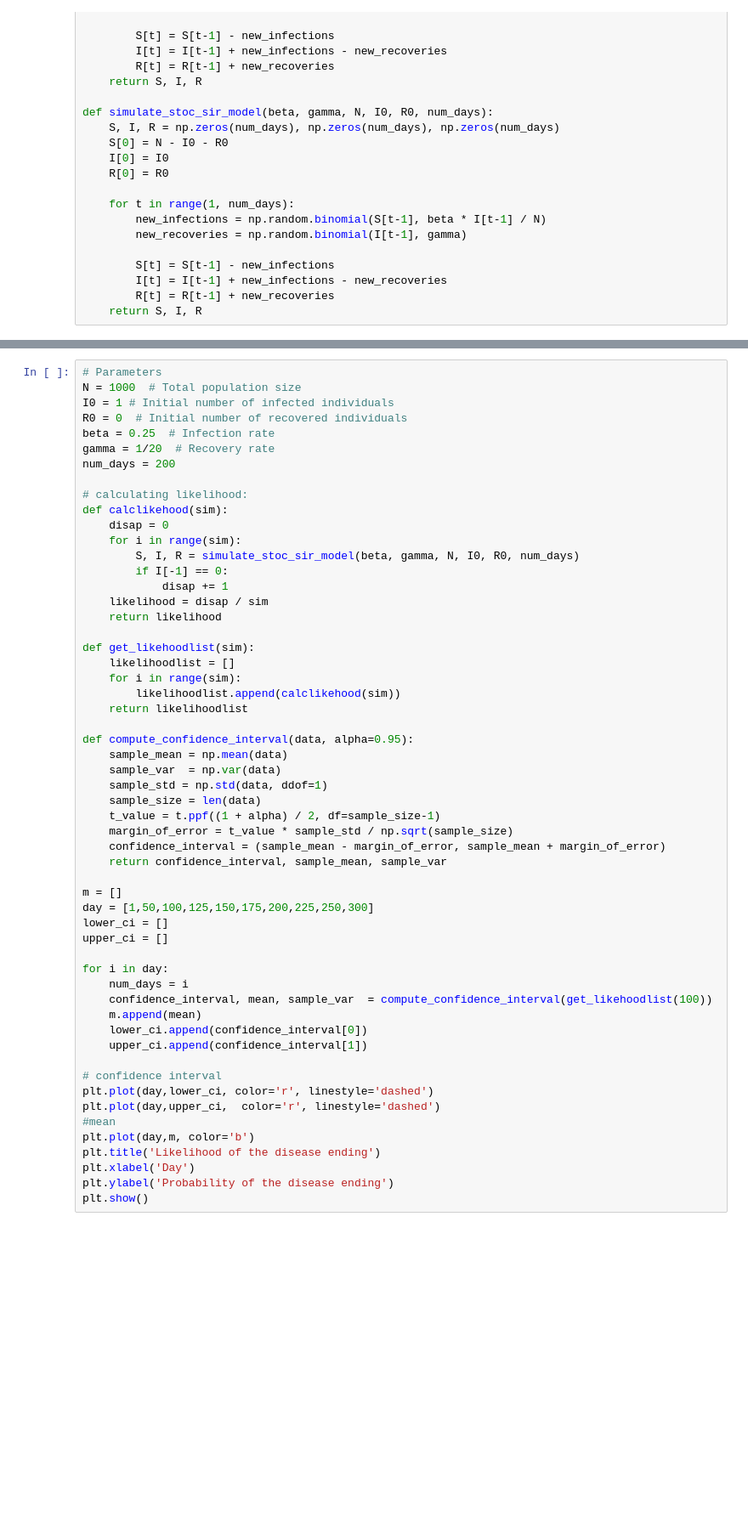
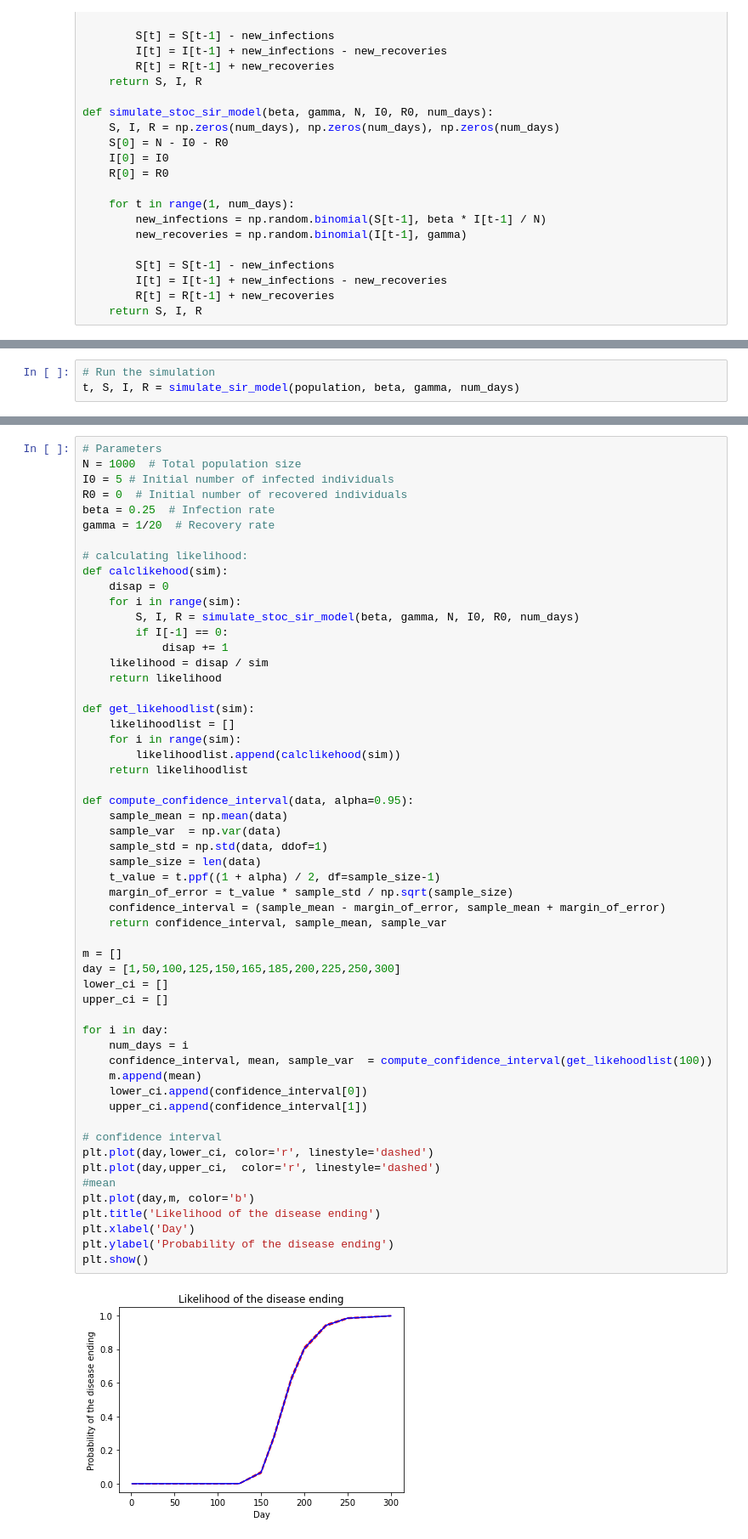
Before and after one commit to jbirkc/Stochastic-Simulation-project-2-Pandemic-, a Jupyter notebook: Part1/SIR_DiseaseEND.ipynb, the cells around one changed output, grey strips where cells are left out. Shown: that part at 85% size. Drawn from its saved outputs; the diff is of its cells as text; blank space fills up the shorter version.

```diff
--- a/Part1/SIR_DiseaseEND.ipynb
+++ b/Part1/SIR_DiseaseEND.ipynb
@@ -59,0 +61,3 @@ plt.show()
+# %%
+# Run the simulation
+t, S, I, R = simulate_sir_model(population, beta, gamma, num_days)
@@ -120,11 +149,10 @@ plt.show()
 # %%
 # Parameters
 N = 1000  # Total population size
-I0 = 1 # Initial number of infected individuals
+I0 = 5 # Initial number of infected individuals
 R0 = 0  # Initial number of recovered individuals
 beta = 0.25  # Infection rate
 gamma = 1/20  # Recovery rate
-num_days = 200
 
 # calculating likelihood:
 def calclikehood(sim):
@@ -145,31 +173,33 @@ def get_likehoodlist(sim):
 def compute_confidence_interval(data, alpha=0.95):
     sample_mean = np.mean(data)
     sample_var  = np.var(data)
     sample_std = np.std(data, ddof=1)
     sample_size = len(data)
     t_value = t.ppf((1 + alpha) / 2, df=sample_size-1)
     margin_of_error = t_value * sample_std / np.sqrt(sample_size)
     confidence_interval = (sample_mean - margin_of_error, sample_mean + margin_of_error)
     return confidence_interval, sample_mean, sample_var
 
 m = []
-day = [1,50,100,125,150,175,200,225,250,300]
+day = [1,50,100,125,150,165,185,200,225,250,300]
 lower_ci = []
 upper_ci = []
 
 for i in day:
     num_days = i
     confidence_interval, mean, sample_var  = compute_confidence_interval(get_likehoodlist(100))
     m.append(mean)
     lower_ci.append(confidence_interval[0])
     upper_ci.append(confidence_interval[1])
 
 # confidence interval
 plt.plot(day,lower_ci, color='r', linestyle='dashed')
 plt.plot(day,upper_ci,  color='r', linestyle='dashed')
 #mean
 plt.plot(day,m, color='b')
 plt.title('Likelihood of the disease ending')
 plt.xlabel('Day')
 plt.ylabel('Probability of the disease ending')
 plt.show()
+# %% [output]
+[figure, added]
```
Also changed, not shown: parts of 5 cells of this notebook, 3 other files.
